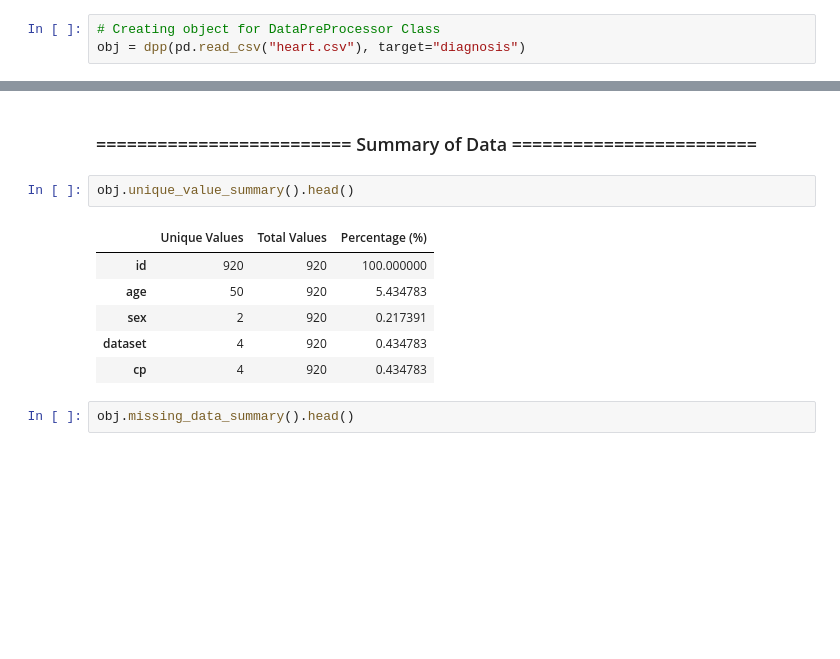
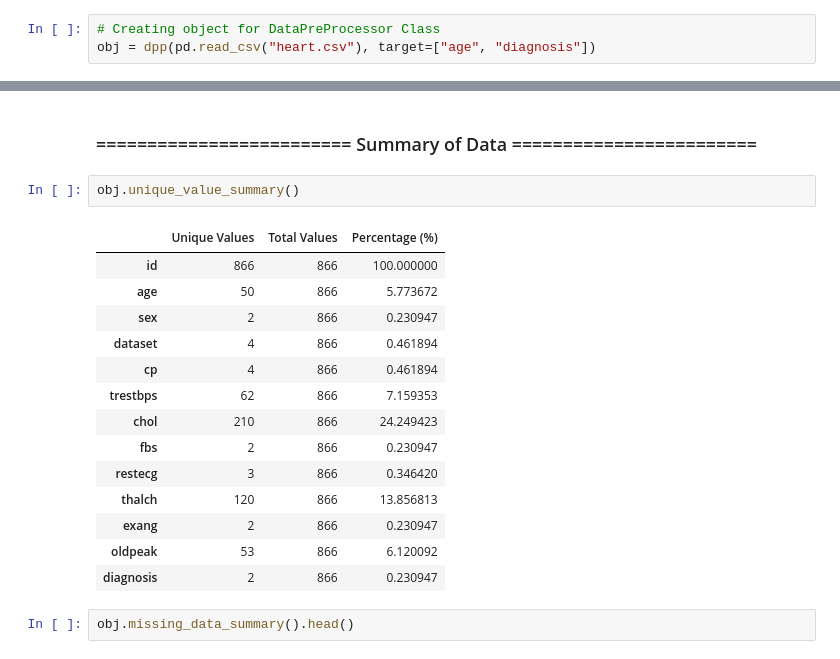
Before and after one commit to Abhijeet-Real/GeeseTools, a Jupyter notebook: DataAnalysis.ipynb, the cells around one changed output, grey strips where cells are left out. Cells and saved outputs as stored; diff of their text form; blank space fills up the shorter version.

```diff
--- a/DataAnalysis.ipynb
+++ b/DataAnalysis.ipynb
@@ -19,7 +19,7 @@ from utils import plot
 ### =========================== Load Data ===========================
 # %%
 # Creating object for DataPreProcessor Class
-obj = dpp(pd.read_csv("heart.csv"), target="diagnosis")
+obj = dpp(pd.read_csv("heart.csv"), target=["age", "diagnosis"])
 # %%
 obj.display_all_features()
 # %% [output]
@@ -32,14 +32,22 @@ obj.display_all_features()
 # %% [markdown]
 ### ========================= Summary of Data ========================
 # %%
-obj.unique_value_summary().head()
+obj.unique_value_summary()
 # %% [output]
 |  | Unique Values | Total Values | Percentage (%) |
-| id | 920 | 920 | 100.000000 |
-| age | 50 | 920 | 5.434783 |
-| sex | 2 | 920 | 0.217391 |
-| dataset | 4 | 920 | 0.434783 |
-| cp | 4 | 920 | 0.434783 |
+| id | 866 | 866 | 100.000000 |
+| age | 50 | 866 | 5.773672 |
+| sex | 2 | 866 | 0.230947 |
+| dataset | 4 | 866 | 0.461894 |
+| cp | 4 | 866 | 0.461894 |
+| trestbps | 62 | 866 | 7.159353 |
+| chol | 210 | 866 | 24.249423 |
+| fbs | 2 | 866 | 0.230947 |
+| restecg | 3 | 866 | 0.346420 |
+| thalch | 120 | 866 | 13.856813 |
+| exang | 2 | 866 | 0.230947 |
+| oldpeak | 53 | 866 | 6.120092 |
+| diagnosis | 2 | 866 | 0.230947 |
 # %%
 obj.missing_data_summary().head()
 # %% [output]
```
Also changed, not shown: parts of 10 cells of this notebook, 2 other files.
